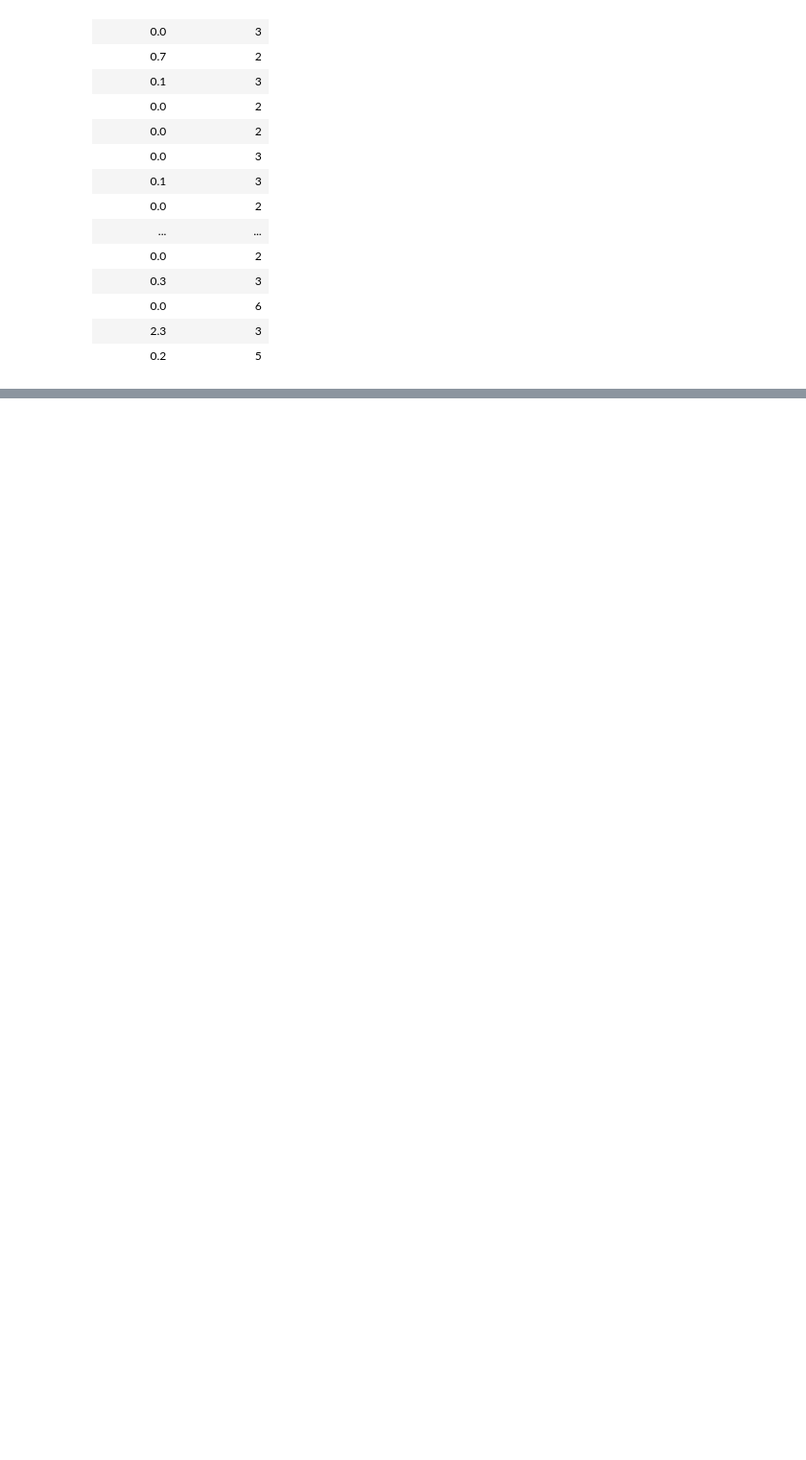
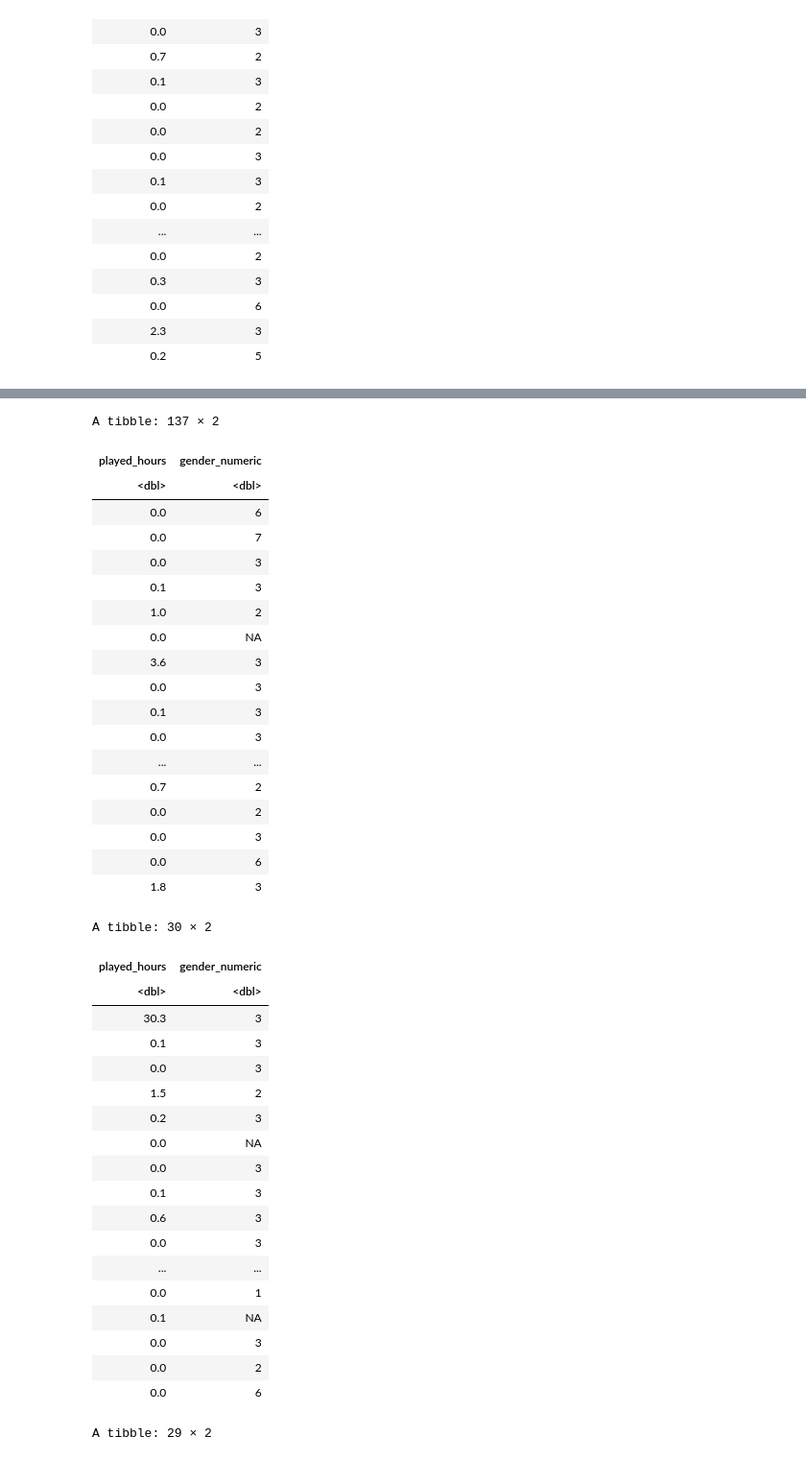
Before and after one commit to Kablosion/DSCI-100-Project, a Jupyter notebook: main_project.ipynb, the cells around one changed output, grey strips where cells are left out. Shown: that part at 96% size. Saved outputs shown, nothing was run; the diff lists cells and outputs as text; code cells hidden in the pictures; blank space fills up the shorter version.

```diff
--- a/main_project.ipynb
+++ b/main_project.ipynb
@@ -193,5 +259,54 @@ ex_testing <- testing(ex_split)
 # %%
 # Split train and test for gender and player hours
-gender_split <- initial_split(players_select_gender_hours, prop = 0.70, strata = played_hours)
-gender_training <- training(gender_split)
-gender_testing <- testing(gender_split)
+train_gender_indices <- sample(1:nrow(players_select_gender_hours), size = 0.7 * nrow(players_select_gender_hours))
+
+players_select_gender_hours_train <- players_select_gender_hours[train_gender_indices, ]
+players_select_gender_hours_remaing <- players_select_gender_hours[-train_gender_indices, ]
+
+test_gender_indices <- sample(1:nrow(players_select_gender_hours_remaing), size = 0.5 * nrow(players_select_gender_hours_remaing))
+players_select_gender_hours_test <- players_select_gender_hours_remaing[test_gender_indices, ]
+players_select_gender_hours_validation <- players_select_gender_hours_remaing[-test_gender_indices, ]
+
+players_select_gender_hours_train
+players_select_gender_hours_validation
+players_select_gender_hours_test
+# %% [output]
+A tibble: 137 × 2
+| played_hours | gender_numeric |
+| <dbl> | <dbl> |
+| 0.0 | 6 |
+| 0.0 | 7 |
+| 0.0 | 3 |
+| 0.1 | 3 |
+| 1.0 | 2 |
+| 0.0 | NA |
+| 3.6 | 3 |
+| 0.0 | 3 |
+| 0.1 | 3 |
+| 0.0 | 3 |
+| ... | ... |
+| 0.7 | 2 |
+| 0.0 | 2 |
+| 0.0 | 3 |
+| 0.0 | 6 |
+| 1.8 | 3 |
+A tibble: 30 × 2
+| played_hours | gender_numeric |
+| <dbl> | <dbl> |
+| 30.3 | 3 |
+| 0.1 | 3 |
+| 0.0 | 3 |
+| 1.5 | 2 |
+| 0.2 | 3 |
+| 0.0 | NA |
+| 0.0 | 3 |
+| 0.1 | 3 |
+| 0.6 | 3 |
+| 0.0 | 3 |
+| ... | ... |
+| 0.0 | 1 |
+| 0.1 | NA |
+| 0.0 | 3 |
+| 0.0 | 2 |
+| 0.0 | 6 |
+A tibble: 29 × 2
```
Also changed, not shown: parts of 4 cells of this notebook.
